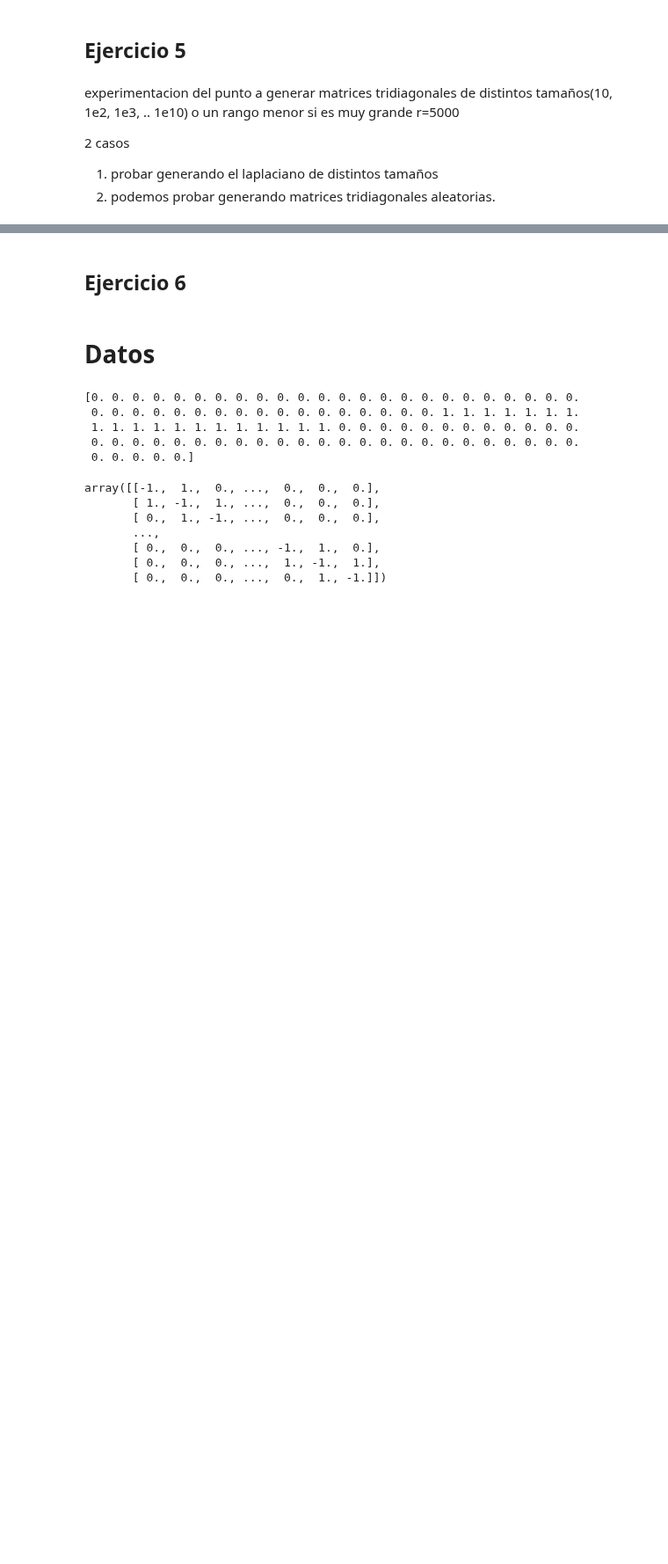
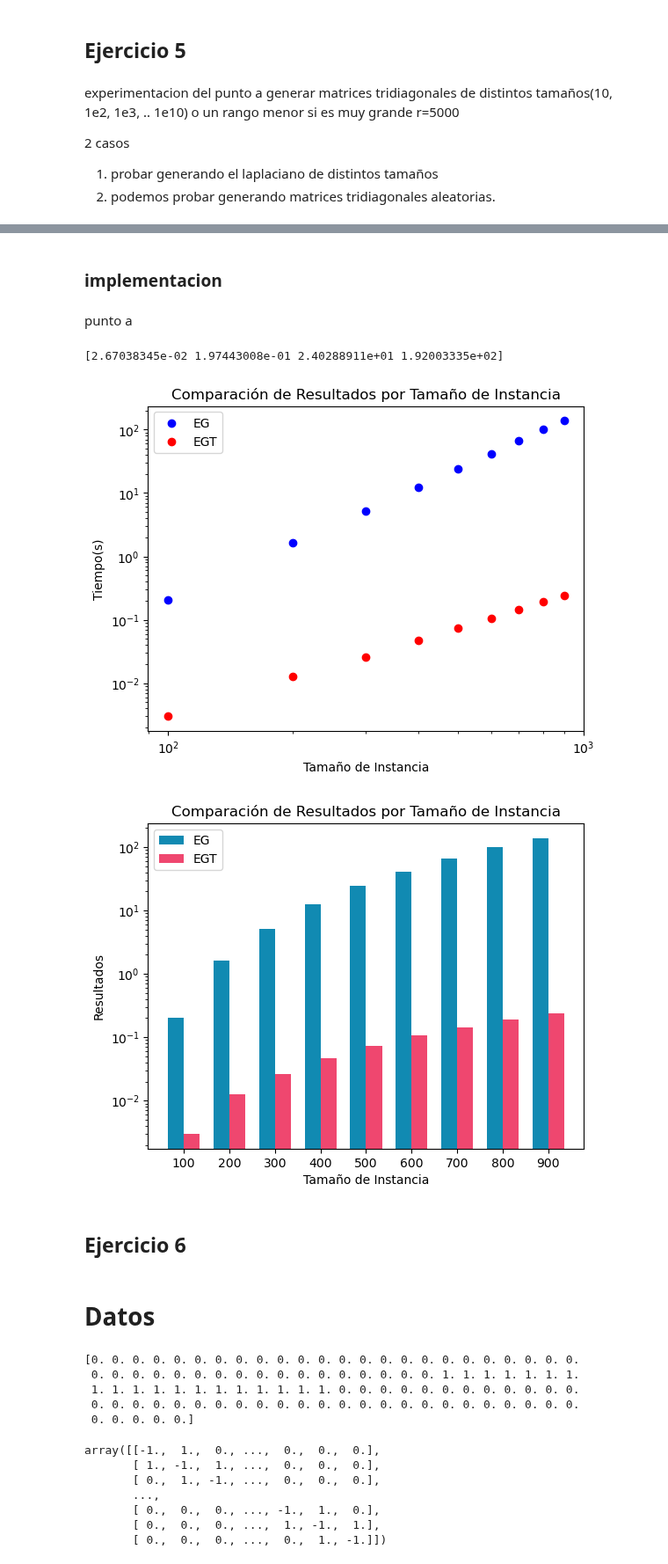
Before and after one commit to agFrenk/Metodos-TP, a Jupyter notebook: resolucion_tp.ipynb, the cells around one changed output, grey strips where cells are left out. Shown at 88% size. Cells and saved outputs as stored; diff of their text form; code cells hidden in the pictures; blank space fills up the shorter version.

```diff
--- a/resolucion_tp.ipynb
+++ b/resolucion_tp.ipynb
@@ -466,0 +490,4 @@ r=5000
+# %% [markdown]
+### implementacion
+# %% [markdown]
+punto a
@@ -467,3 +516,52 @@ r=5000
+# %%
+
+print(resultsEG)
+# %% [output]
+[2.67038345e-02 1.97443008e-01 2.40288911e+01 1.92003335e+02]
+# %%
+def plot_eg():
+    plt.scatter(instance_size, resultsEG, color='blue', label='EG')  # Puntos para resultsEG
+    plt.scatter(instance_size, resultsEGT, color='red', label='EGT')  # Puntos para resultsEGT
+
+    #corregir escala
+    plt.yscale('log')
+    plt.xscale('log')
+    # Añadiendo detalles al gráfico
+    plt.title('Comparación de Resultados por Tamaño de Instancia')
+    plt.xlabel('Tamaño de Instancia')
+    plt.ylabel('Tiempo(s)')
+    plt.legend()  # Esto muestra las etiquetas de cada conjunto de puntos
+
+    # Mostrar el gráfico
+    plt.show()
+
+def plot_grouped_bar_chart():
+    # Configuraciones del gráfico
+    bar_width = 0.35  # Ancho de las barras
+    index = np.arange(len(instance_size))  # Las posiciones de los grupos
+
+    # Crear el gráfico de barras agrupadas
+    fig, ax = plt.subplots()
+    bars1 = ax.bar(index - bar_width/2, resultsEG, bar_width, label='EG', color='#118ab2')
+    bars2 = ax.bar(index + bar_width/2, resultsEGT, bar_width, label='EGT', color='#ef476f')
+
+    plt.yscale('log')
+    # plt.xscale('log')
+    # Añadiendo detalles al gráfico
+    ax.set_xlabel('Tamaño de Instancia')
+    ax.set_ylabel('Resultados')
+    ax.set_title('Comparación de Resultados por Tamaño de Instancia')
+    ax.set_xticks(index)
+    ax.set_xticklabels(instance_size)
+    ax.legend()
+    # Mostrar el gráfico
+    plt.show()
+
+plot_eg()
+plot_grouped_bar_chart()
+# %% [output]
+[figure, added]
+[figure, added]
 # %% [markdown]
 ## Ejercicio 6
 # %% [markdown]
```
Also changed, not shown: parts of 16 cells of this notebook.
